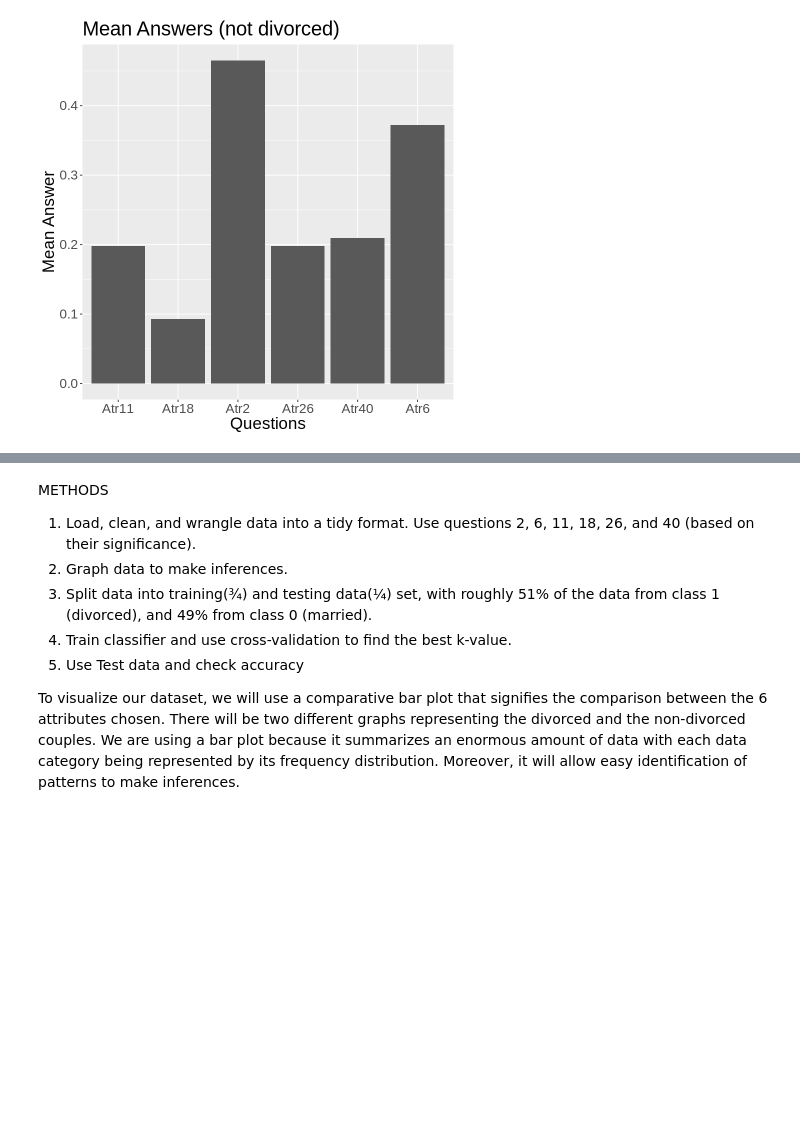
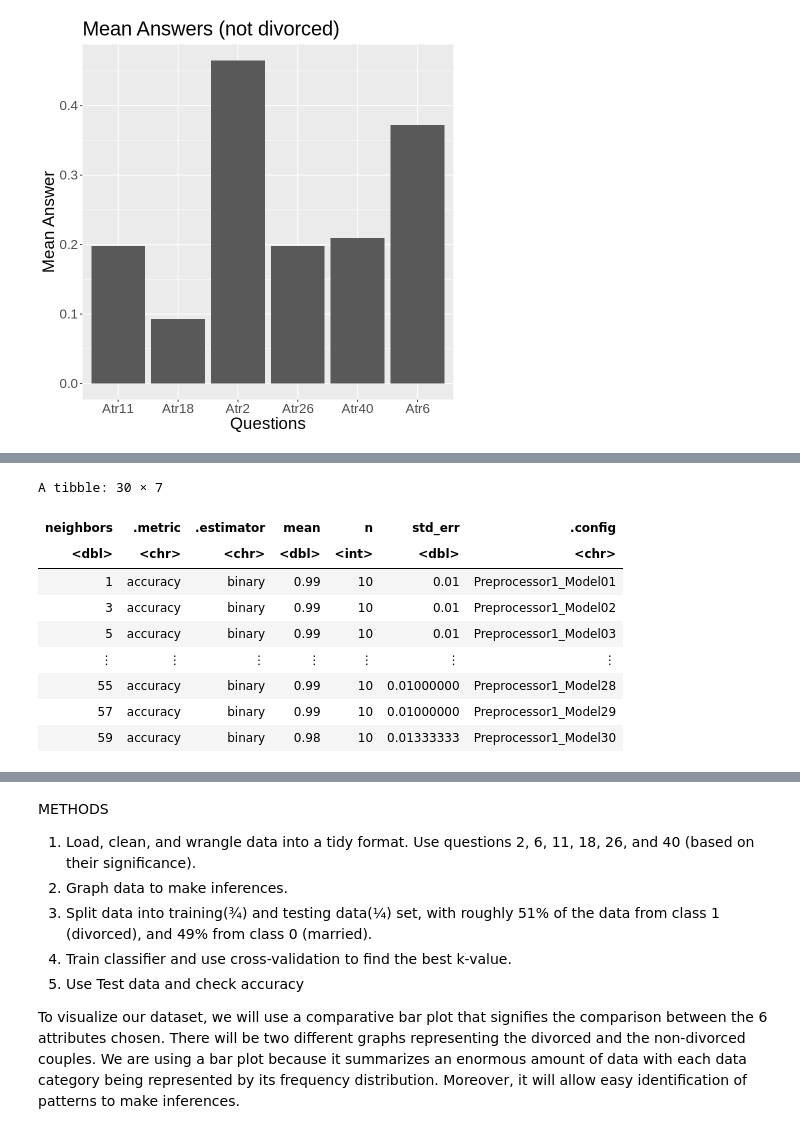
Before and after one commit to shjuliay/group107, a Jupyter notebook: Divorce_Project_Proposal.ipynb, the cells around one changed output, grey strips where cells are left out. Cells and saved outputs as stored; diff of their text form; code cells hidden in the pictures; blank space fills up the shorter version.

```diff
--- a/Divorce_Project_Proposal.ipynb
+++ b/Divorce_Project_Proposal.ipynb
@@ -198,0 +248,35 @@ Married graph demonstrates low means for Atr11, 18, 26, and 40. Sum of all attri
+# %%
+#Creating standardization recipe
+div_recipe <- recipe(Divorced ~., data = div_subtraining) %>%
+  step_scale(all_predictors()) %>%
+  step_center(all_predictors())
+
+#Creating the knn model
+knn_spec <- nearest_neighbor(weight_func = "rectangular", neighbors = tune()) %>%
+  set_engine("kknn") %>%
+  set_mode("classification")
+
+#Fit the knn model
+div_fit <- workflow() %>%
+  add_recipe(div_recipe) %>%
+  add_model(knn_spec) %>%
+  fit(data = div_subtraining)
+
+#Creating vfold
+
+div_vfold <- vfold_cv(div_subtraining, v = 10, strata = Divorced)
+#div_vfold
+
+k_vals <- tibble(neighbors = seq(from = 1, to = 60, by = 2))
+
+#Creating workflow
+knn_results <- workflow() %>%
+  add_recipe(div_recipe) %>%
+  add_model(knn_spec) %>%
+  tune_grid(resamples = div_vfold, grid = k_vals) %>%
+  collect_metrics()
+
+accuracies <- knn_results %>%
+  filter(.metric == "accuracy")
+accuracies
+# %% [output]
@@ -198,0 +285,10 @@ Married graph demonstrates low means for Atr11, 18, 26, and 40. Sum of all attri
+A tibble: 30 × 7
+| neighbors | .metric | .estimator | mean | n | std_err | .config |
+| <dbl> | <chr> | <chr> | <dbl> | <int> | <dbl> | <chr> |
+| 1 | accuracy | binary | 0.99 | 10 | 0.01 | Preprocessor1_Model01 |
+| 3 | accuracy | binary | 0.99 | 10 | 0.01 | Preprocessor1_Model02 |
+| 5 | accuracy | binary | 0.99 | 10 | 0.01 | Preprocessor1_Model03 |
+| ⋮ | ⋮ | ⋮ | ⋮ | ⋮ | ⋮ | ⋮ |
+| 55 | accuracy | binary | 0.99 | 10 | 0.01000000 | Preprocessor1_Model28 |
+| 57 | accuracy | binary | 0.99 | 10 | 0.01000000 | Preprocessor1_Model29 |
+| 59 | accuracy | binary | 0.98 | 10 | 0.01333333 | Preprocessor1_Model30 |
```
Also changed, not shown: parts of 10 cells of this notebook.
